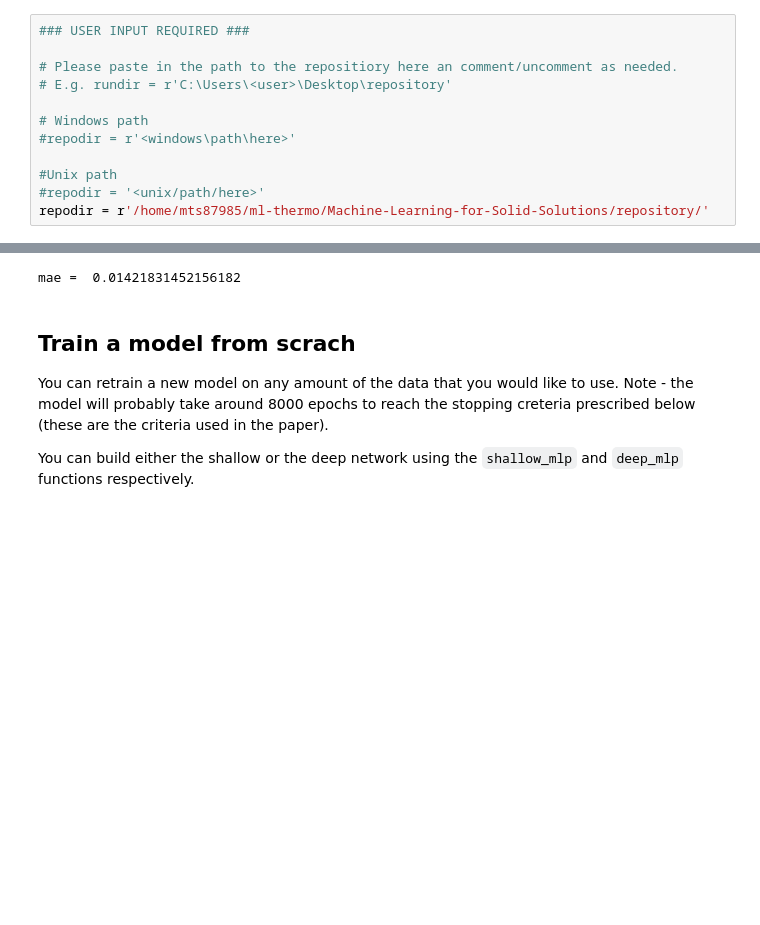
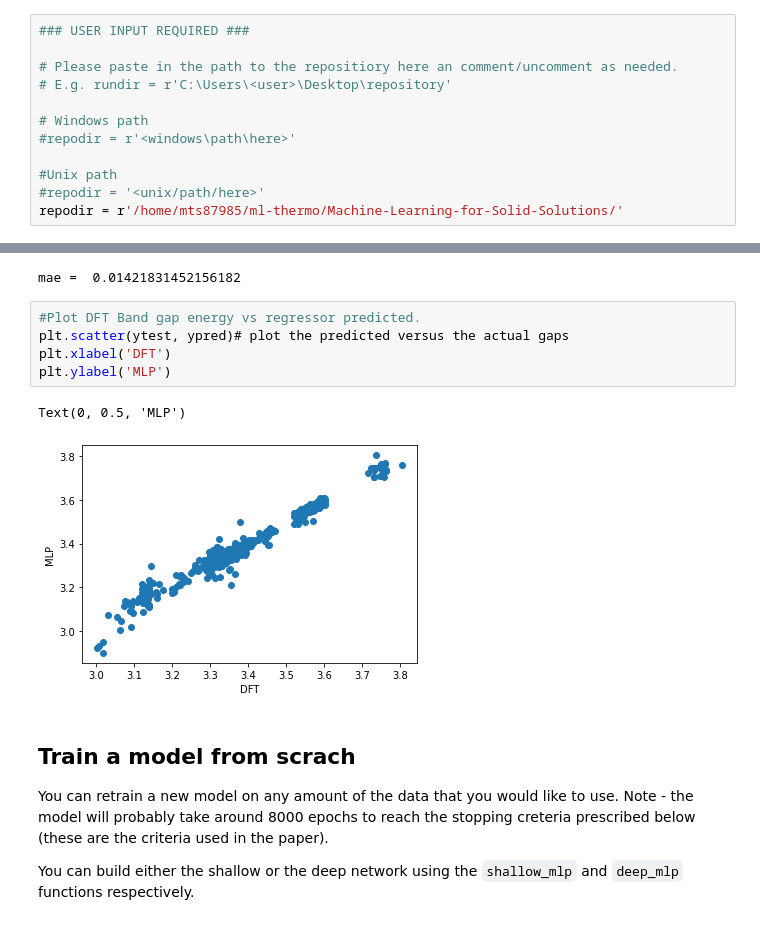
Before and after one commit to scott-midgley/Machine-Learning-for-Solid-Solutions, a Jupyter notebook: coulomb_matrix/mlp/mlp.ipynb, the cells around one changed output, grey strips where cells are left out. Drawn from its saved outputs; the diff is of its cells as text; blank space fills up the shorter version.

```diff
--- a/repository/coulomb_matrix/mlp/mlp.ipynb
+++ b/coulomb_matrix/mlp/mlp.ipynb
@@ -12,7 +12,7 @@
 
 #Unix path
 #repodir = '<unix/path/here>'
-repodir = r'/home/mts87985/ml-thermo/Machine-Learning-for-Solid-Solutions/repository/'
+repodir = r'/home/mts87985/ml-thermo/Machine-Learning-for-Solid-Solutions/'
 # %%
 ### USER INPUT REQUIRED ###
 
@@ -161,6 +161,14 @@ mae = (mean_absolute_error(ytest, ypred))
 print('mae = ', mae)
 # %% [output]
 mae =  0.01421831452156182
+# %%
+#Plot DFT Band gap energy vs regressor predicted.
+plt.scatter(ytest, ypred)# plot the predicted versus the actual gaps
+plt.xlabel('DFT')
+plt.ylabel('MLP')
+# %% [output]
+Text(0, 0.5, 'MLP')
+[figure, added]
 # %% [markdown]
 ## Train a model from scrach
 
```
Also changed, not shown: 18 other files.
